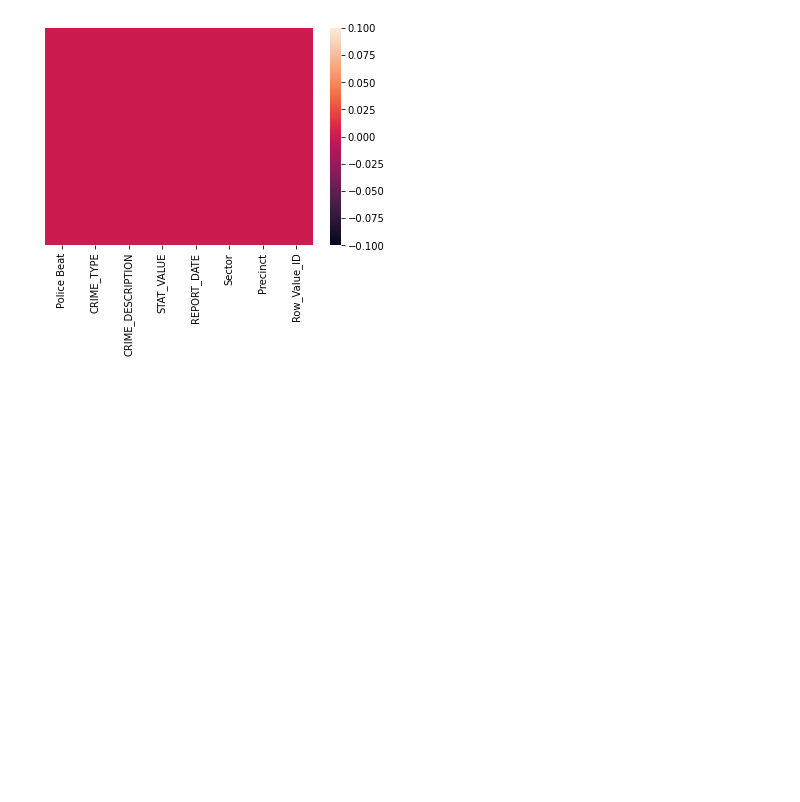
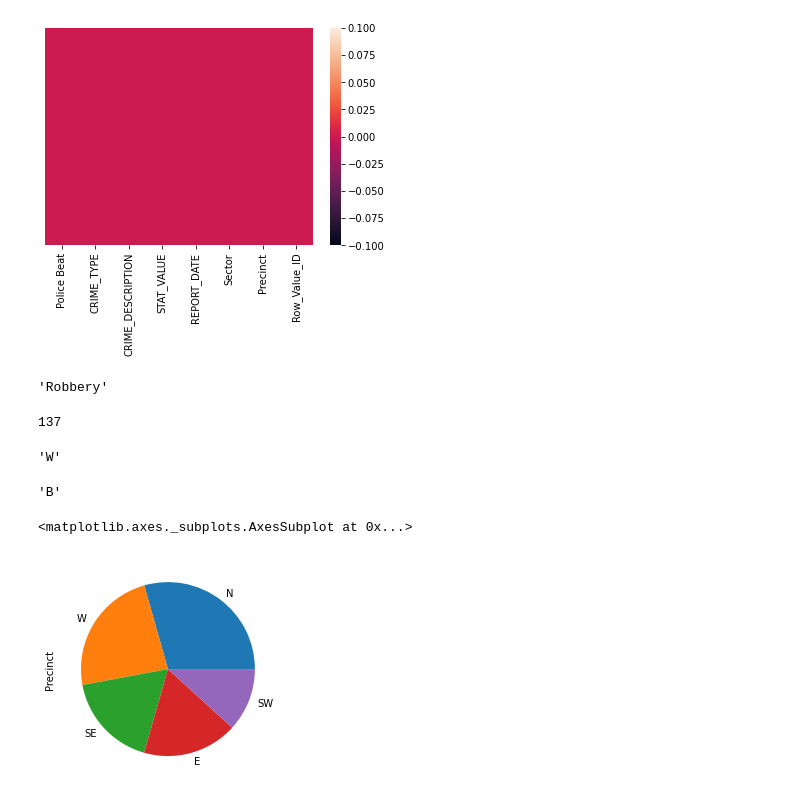
Before and after one commit to omarlopez2001/take-home-project, a Jupyter notebook: SPD_1_5_HW_lopez_omar.ipynb, the cells around one changed output. Cells and saved outputs as stored; diff of their text form; code cells hidden in the pictures; blank space fills up the shorter version.

Commit message:
Added a few visualizations.

```diff
--- a/SPD_1_5_HW_lopez_omar.ipynb
+++ b/SPD_1_5_HW_lopez_omar.ipynb
@@ -69,0 +73,20 @@ sns.heatmap(df.isnull(), yticklabels=False)
+# %%
+# Most common form of crime.
+df['CRIME_TYPE'].max()
+# %% [output]
+'Robbery'
+# %%
+# Highest number of a specific crime in one day.
+df['STAT_VALUE'].max()
+# %% [output]
+137
+# %%
+# Sector with most crime.
+df['Sector'].max()
+# %% [output]
+'W'
+# %%
+#Sector with less crime.
+df['Sector'].min()
+# %% [output]
+'B'
@@ -69,0 +95,6 @@ sns.heatmap(df.isnull(), yticklabels=False)
+# %%
+# North areas of sectors seem to have more crime than other areas.
+df.Precinct.value_counts().plot(kind='pie')
+# %% [output]
+<matplotlib.axes._subplots.AxesSubplot at 0x...>
+[figure, added]
```
Also changed, not shown: parts of 6 cells of this notebook.
